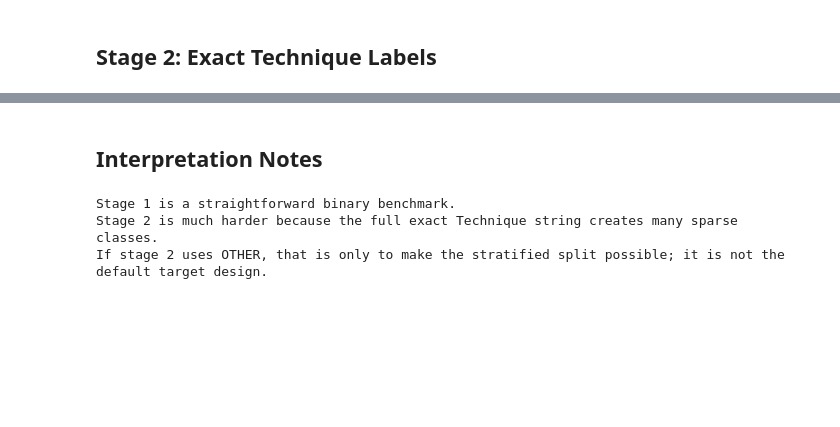
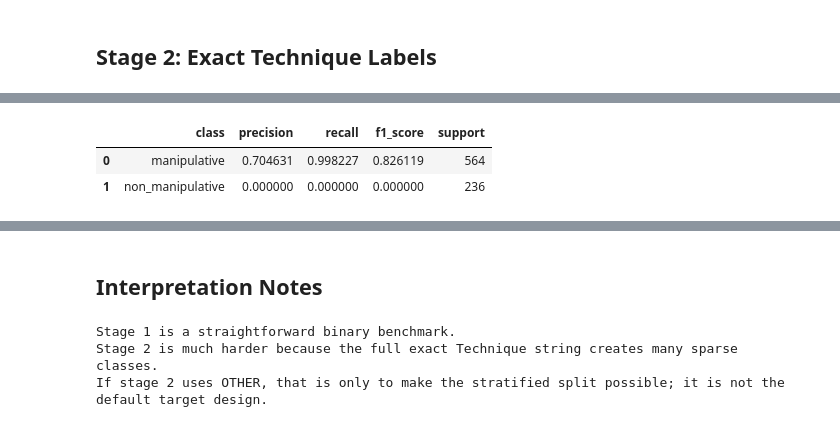
Before and after one commit to MaycolYahir/485-Predicting-Manipulation-text, a Jupyter notebook: notebooks/02_text_only_models.ipynb, the cells around one changed output, grey strips where cells are left out. Saved outputs shown, nothing was run; the diff lists cells and outputs as text; code cells hidden in the pictures; blank space fills up the shorter version.

```diff
--- a/notebooks/02_text_only_models.ipynb
+++ b/notebooks/02_text_only_models.ipynb
@@ -168,0 +182,27 @@ display(stage2_nb_report.head(20))
+# %%
+if not BERT_AVAILABLE:
+    print(f'Skipping BERT stage 1 because dependencies are missing: {BERT_IMPORT_ERROR}')
+    stage1_bert_metrics = None
+    stage1_bert_predictions = None
+    stage1_bert_report = None
+else:
+    stage1_bert_metrics, stage1_bert_predictions, stage1_bert_report = run_bert_classifier(
+        stage1_df,
+        stage_name='stage1_binary',
+    )
+    save_bert_metrics(stage1_bert_metrics, output_path=METRICS_DIR / 'stage1_binary_bert_metrics.json')
+    save_bert_predictions(stage1_bert_predictions, output_path=PREDICTIONS_DIR / 'stage1_binary_bert_predictions.csv')
+    save_bert_classification_report(stage1_bert_report, output_path=METRICS_DIR / 'stage1_binary_bert_report.csv')
+    if stage1_bert_metrics['confusion_matrix']['manageable_for_display']:
+        save_bert_confusion_matrix_plot(
+            stage1_bert_metrics['confusion_matrix'],
+            output_path=FIGURES_DIR / 'stage1_binary_bert_confusion_matrix.png',
+            title='Stage 1 Binary BERT Confusion Matrix',
+        )
+    save_baseline_comparison_chart(
+        stage1_nb_metrics,
+        majority_metrics_path=METRICS_DIR / 'stage1_binary_majority_baseline.json',
+        output_path=FIGURES_DIR / 'stage1_binary_model_comparison.png',
+        bert_metrics=stage1_bert_metrics,
+    )
+    print_bert_summary(stage1_bert_metrics)
@@ -168,0 +243,7 @@ display(stage2_nb_report.head(20))
+# %%
+if stage1_bert_report is not None:
+    display(stage1_bert_report.head(10))
+# %% [output]
+|  | class | precision | recall | f1_score | support |
+| 0 | manipulative | 0.704631 | 0.998227 | 0.826119 | 564 |
+| 1 | non_manipulative | 0.000000 | 0.000000 | 0.000000 | 236 |
```
Also changed, not shown: parts of 11 cells of this notebook, 19 other files.
